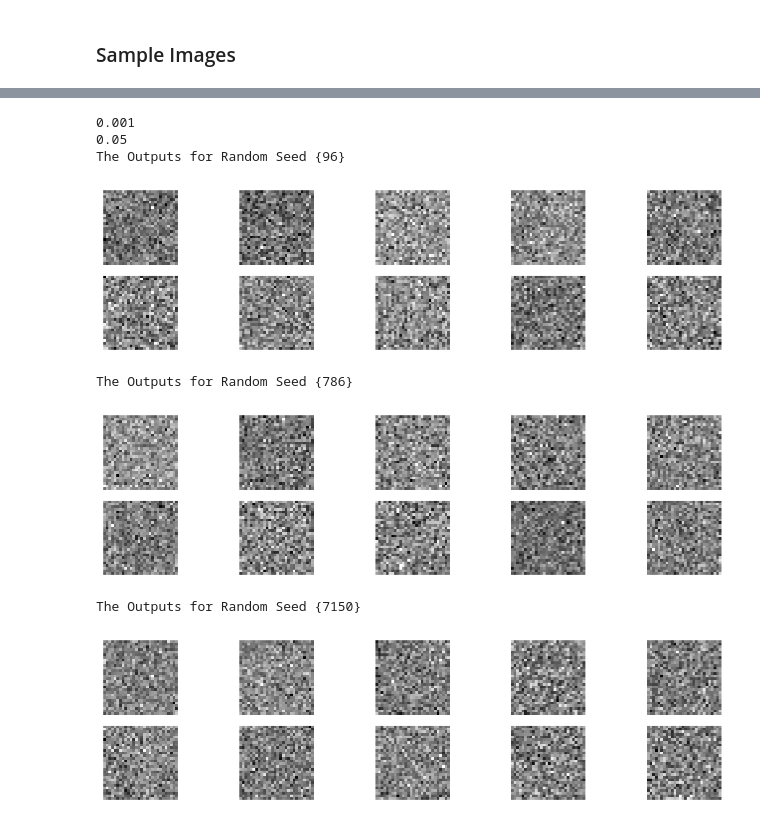
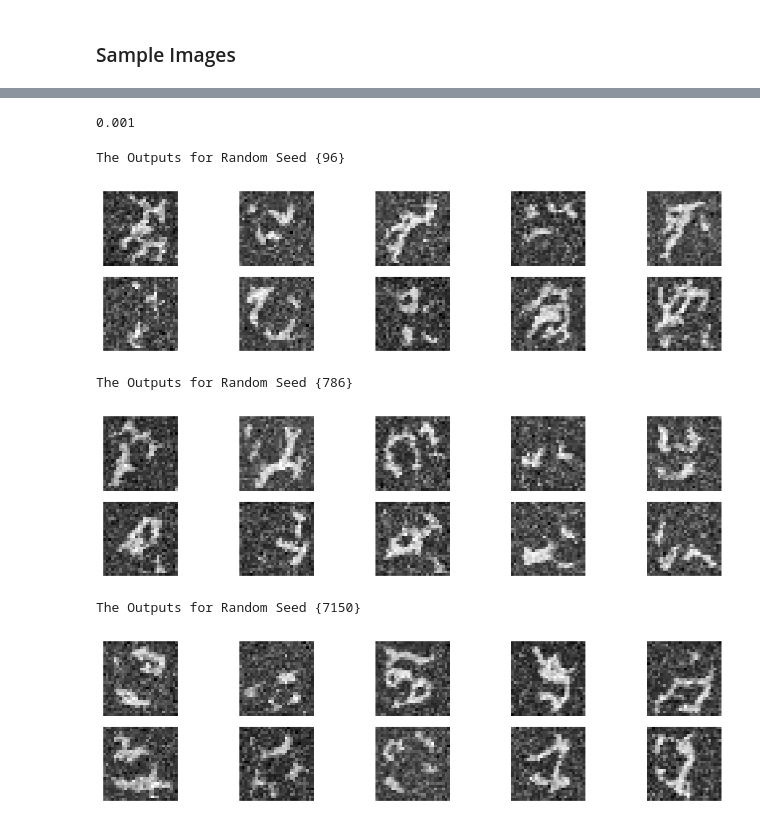
Before and after one commit to tanmaygadgil/CS7150-Homework_3, a Jupyter notebook: HW3.2-Diffusion.ipynb, the cells around one changed output, grey strips where cells are left out. Cells and saved outputs as stored; diff of their text form; code cells hidden in the pictures.

```diff
--- a/HW3.2-Diffusion.ipynb
+++ b/HW3.2-Diffusion.ipynb
@@ -263,13 +274,13 @@ class NoiseDiffuser:
     #                Return processed image & necessary variables              #
     ############################################################################
     image = image.to(self.device)
-    noise = torch.rand_like(image).to(self.device)
+    noise = torch.randn_like(image).to(self.device)
     # print(noise.shape)
     # print(image.shape)
     # raise NotImplementedError
 
 
-    return image * self.alpha_bar[t, None , None, None]\
+    return image * torch.sqrt(self.alpha_bar[t, None , None, None])\
              + noise * (1 - self.alpha_bar[t, None , None, None]), noise
 # %% [markdown]
 ### Testing NoiseDiffuser Class (SANITY CHECK)
@@ -773,9 +789,9 @@ Just to give you an idea of how loss curve would look like approximately (not ne
 """
 # raise NotImplementedError
 total_timesteps = 50
-startBeta, endBeta = 0.002, 0.4
+startBeta, endBeta = 0.002, 0.5
 inputChannels, outputChannels = 1, 1
-num_epochs = 8
+num_epochs = 40
 
 device = torch.device("cuda" if torch.cuda.is_available() else "cpu")
 
@@ -788,9 +804,9 @@ device = torch.device("cuda" if torch.cuda.is_available() else "cpu")
 ############################################################################
 # raise NotImplementedError
 stableDiffusionModel = UNet(inputChannels, outputChannels)
-optimizer = torch.optim.Adam(stableDiffusionModel.parameters(), lr = 0.01)
+optimizer = torch.optim.Adam(stableDiffusionModel.parameters(), lr = 0.001)
 criterion = nn.MSELoss()
-diffuser = NoiseDiffuser(start_beta, end_beta, total_timesteps, device)
+diffuser = NoiseDiffuser(startBeta, endBeta, total_timesteps, device)
 
 ############################################################################
 #                                 TO DO                                    #
@@ -848,7 +874,12 @@ Some sample outputs for random seeds as specified in the code cell of sampling g
 <div align="center">
   <img src="https://drive.google.com/uc?export=view&id=1_pGs1qJe3e1_dekcj3UuqjCJQORkzdzi" width="750">
 </div>
+# %%
+startBeta
+# %% [output]
+0.001
 # %%
+
 def generate_samples(x_t, model, num_samples, total_timesteps, diffuser, device):
     """
     Generate samples using the trained DDPM model.
@@ -869,7 +900,9 @@ def generate_samples(x_t, model, num_samples, total_timesteps, diffuser, device)
     # Varibales required by Sampling Formula
     one_by_sqrt_alpha = 1 / torch.sqrt(diffuser.alphas)
     beta_by_sqrt_one_minus_alpha_cumprod = diffuser.betas / torch.sqrt(1 - diffuser.alpha_bar)
-    # print(one_by_sqrt_alpha,beta_by_sqrt_one_minus_alpha_cumprod )
+
+    # print(one_by_sqrt_alpha)
+    # print(beta_by_sqrt_one_minus_alpha_cumprod)
     # print(torch.sqrt(diffuser.betas))
     ############################################################################
     #                                 TO DO                                    #
@@ -881,14 +914,19 @@ def generate_samples(x_t, model, num_samples, total_timesteps, diffuser, device)
     for timestep in range(total_timesteps-1, -1, -1):
       z = torch.randn_like(x_t)
       time_batch = [timestep]*x_t.shape[0]
-      # print(time_batch)
+
+
       epsilon_t = model.forward(x = x_t,
                                 t = torch.tensor(time_batch).to(torch.float32).cuda().view(-1,1))
+      # print(z.shape)
+      # print(one_by_sqrt_alpha[time_batch, None, None, None].shape)
       # print(epsilon_t.shape)
-      x_t_minus_1 = one_by_sqrt_alpha[time_batch, None, None, None] * (x_t - beta_by_sqrt_one_minus_alpha_cumprod[time_batch, None, None, None] * epsilon_t)\
-                    +  torch.sqrt(diffuser.betas)[time_batch, None, None, None] * z
-      # print(x_t_minus_1.shape)
-      x_t = torch.clone(x_t_minus_1)
+      # print(epsilon_t.shape)
+      x_t_minus_1 = one_by_sqrt_alpha[timestep, None, None, None] * (x_t - (beta_by_sqrt_one_minus_alpha_cumprod[timestep, None, None, None] * epsilon_t))\
+                    +  torch.sqrt(diffuser.betas)[timestep, None, None, None] * z
+      # print(torch.mean(x_t_minus_1))
+      # print(torch.std(x_t_minus_1))
+      x_t = x_t_minus_1
 
     return x_t.detach()
 
@@ -904,45 +942,44 @@ def generate_samples(x_t, model, num_samples, total_timesteps, diffuser, device)
 #                initializing instance of NoiseDiffuser Object             #
 #                     and Loading the pretrained model                     #
 ############################################################################
+
 # Create instance of NoiseDiffuser
 diffuser = NoiseDiffuser(start_beta=startBeta, end_beta=endBeta, total_steps=total_timesteps, device= device)
 # Using the function:
 model_path = 'HW3SDModel.pth'
 model = UNet(in_channels=inputChannels, out_channels=outputChannels).to(device)
 model.load_state_dict(torch.load(model_path))
 model.eval()
 
 
-print(start_beta)
+# print(startBeta)
 
-print(end_beta)
+# print(endBeta)
 SEED = [ 96, 786, 7150]  # You can set any integer value for the seed
 
 for S in SEED:
   print("The Outputs for Random Seed {%d}"%S)
   # Set seed for both CPU and CUDA devices
   torch.manual_seed(S)
   if torch.cuda.is_available():
       torch.cuda.manual_seed(S)
       torch.cuda.manual_seed_all(S)
       torch.backends.cudnn.deterministic = True
       torch.backends.cudnn.benchmark = False
 
   num_samples_to_generate = 10
   # Initialize with random noise
   xt = torch.randn((num_samples_to_generate, 1, 28, 28), device=device)
-
+  # print(xt)
 
   samples = generate_samples(xt, model, num_samples_to_generate, total_timesteps, diffuser, device)
 
   # Display the generated samples
   display_images(samples, num_samples_to_generate, images_per_row=5)
 # %% [output]
-0.001
-0.05
 The Outputs for Random Seed {96}
-[figure, old version]
+[figure, new version]
 The Outputs for Random Seed {786}
-[figure, old version]
+[figure, new version]
 The Outputs for Random Seed {7150}
-[figure, old version]
+[figure, new version]
```
Also changed, not shown: parts of 8 cells of this notebook.
